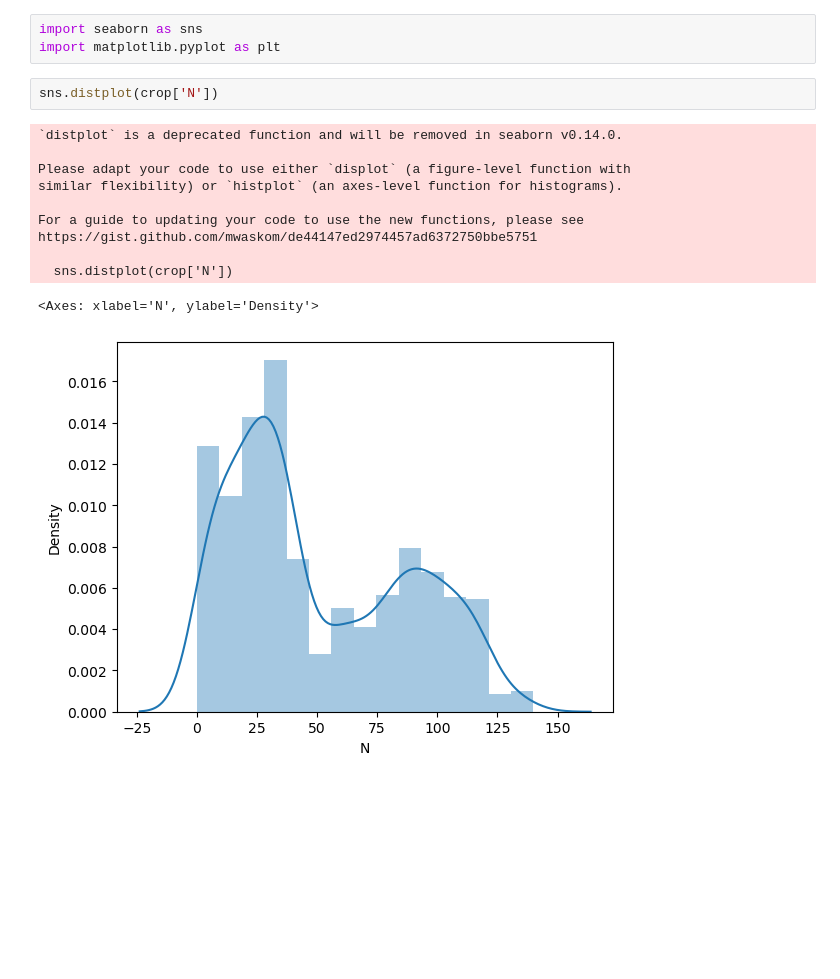
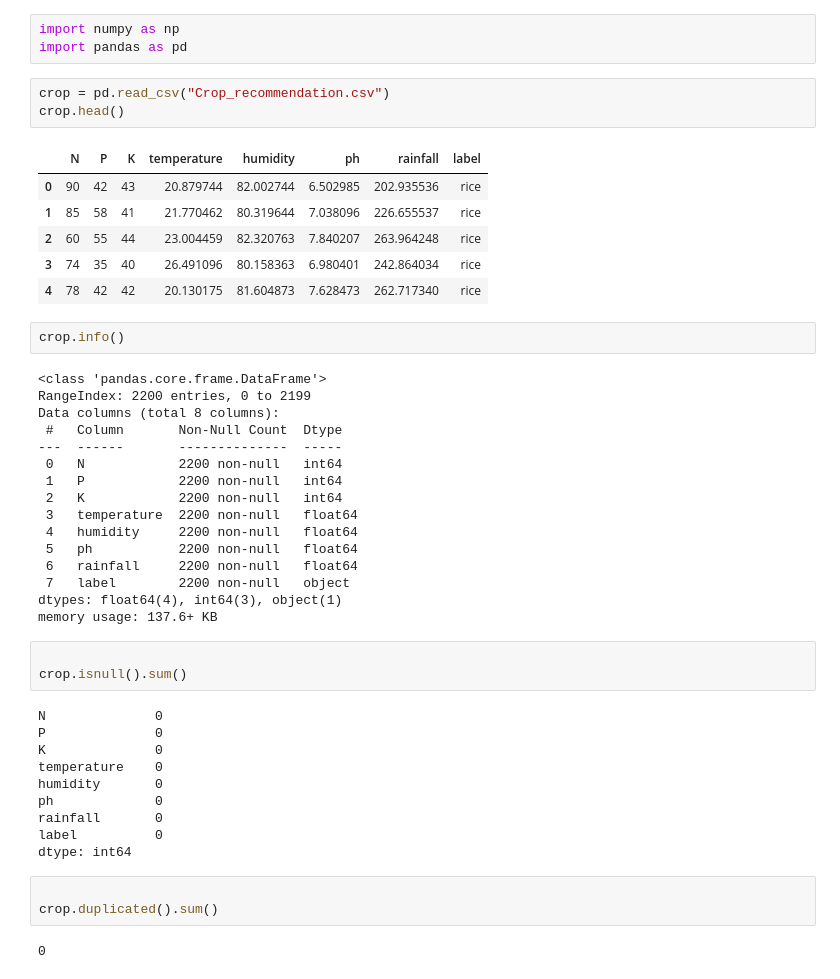
Before and after one commit to Anshulnamdev07/Crop_recommendation_System, a Jupyter notebook: crop_recm.ipynb, the cells around one changed output. Saved outputs shown, nothing was run; the diff lists cells and outputs as text; blank space fills up the shorter version.

```diff
--- a/crop_recm.ipynb
+++ b/crop_recm.ipynb
@@ -81,17 +1,49 @@ Name: count, dtype: int64
-# %%
-import seaborn as sns
-import matplotlib.pyplot as plt
-# %%
-sns.distplot(crop['N'])
-# %% [output]
-`distplot` is a deprecated function and will be removed in seaborn v0.14.0.
-
-Please adapt your code to use either `displot` (a figure-level function with
-similar flexibility) or `histplot` (an axes-level function for histograms).
-
-For a guide to updating your code to use the new functions, please see
-https://gist.github.com/mwaskom/de44147ed2974457ad6372750bbe5751
-
-  sns.distplot(crop['N'])
-<Axes: xlabel='N', ylabel='Density'>
-[figure, removed]
+# %%
+import numpy as np
+import pandas as pd
+# %%
+crop = pd.read_csv("Crop_recommendation.csv")
+crop.head()
+# %% [output]
+|  | N | P | K | temperature | humidity | ph | rainfall | label |
+| 0 | 90 | 42 | 43 | 20.879744 | 82.002744 | 6.502985 | 202.935536 | rice |
+| 1 | 85 | 58 | 41 | 21.770462 | 80.319644 | 7.038096 | 226.655537 | rice |
+| 2 | 60 | 55 | 44 | 23.004459 | 82.320763 | 7.840207 | 263.964248 | rice |
+| 3 | 74 | 35 | 40 | 26.491096 | 80.158363 | 6.980401 | 242.864034 | rice |
+| 4 | 78 | 42 | 42 | 20.130175 | 81.604873 | 7.628473 | 262.717340 | rice |
+# %%
+crop.info()
+# %% [output]
+<class 'pandas.core.frame.DataFrame'>
+RangeIndex: 2200 entries, 0 to 2199
+Data columns (total 8 columns):
+ #   Column       Non-Null Count  Dtype
+---  ------       --------------  -----
+ 0   N            2200 non-null   int64
+ 1   P            2200 non-null   int64
+ 2   K            2200 non-null   int64
+ 3   temperature  2200 non-null   float64
+ 4   humidity     2200 non-null   float64
+ 5   ph           2200 non-null   float64
+ 6   rainfall     2200 non-null   float64
+ 7   label        2200 non-null   object
+dtypes: float64(4), int64(3), object(1)
+memory usage: 137.6+ KB
+# %%
+
+crop.isnull().sum()
+# %% [output]
+N              0
+P              0
+K              0
+temperature    0
+humidity       0
+ph             0
+rainfall       0
+label          0
+dtype: int64
+# %%
+
+crop.duplicated().sum()
+# %% [output]
+0
```
Also changed, not shown: parts of 42 cells of this notebook, 2 other files.
